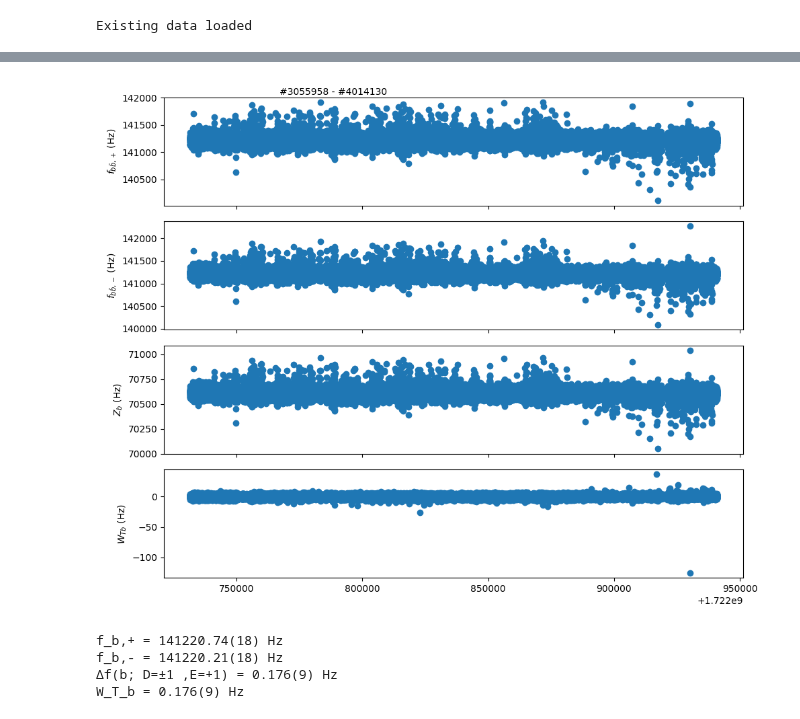
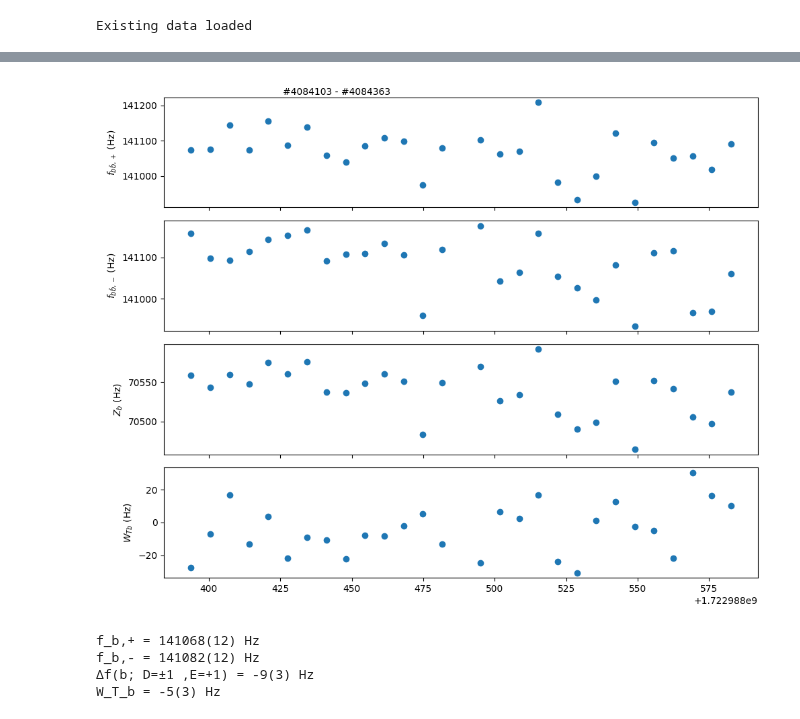
Before and after one commit to vuthalab/onix, a Jupyter notebook: analysis/lf_spectroscopy_quick_state_prep_axion.ipynb, the cells around one changed output, grey strips where cells are left out. Cells and saved outputs as stored; diff of their text form; code cells hidden in the pictures.

```diff
--- a/analysis/lf_spectroscopy_quick_state_prep_axion.ipynb
+++ b/analysis/lf_spectroscopy_quick_state_prep_axion.ipynb
@@ -145,15 +152,3 @@ def get_experiment_result(data_number):
     else:
         pop_other_state_1 = - data["2"]
     return (header, detunings, pop_other_state_1, total_pop_1)
-# %%
-fig, ax = plt.subplots()
-for kk in [3055859 , 3055866]:
-    header, detunings, pop_other_state, total_pop = get_experiment_result(kk)
-    ax.scatter(detunings, unumpy.nominal_values(pop_other_state), label=kk)
-    #fitter = get_double_gaussian_fitter(detunings, unumpy.nominal_values(pop_other_state))
-    #fs_plt = np.linspace(np.min(detunings), np.max(detunings), 100)
-    #ax.plot(fs_plt, fitter.fitted_value(fs_plt))
-ax.set_xlabel("optical detuning (MHz)")
-ax.set_ylabel("absorption")
-ax.legend()
-plt.show()
@@ -196,0 +209,5 @@ def averaging_ys(xs, ys):
+# %%
+#for kk in [4047737, 4059209, 4060473, 4062940, 4063653, 4064260]:
+#for kk in [4076386, 4076386-1, 4076386-2, 4076386-3, 4076386-4]:
+for kk in [4084120]:
+    plot_hole(kk)
@@ -353,8 +386,15 @@ def combine_polarization_data(results):
 analysis_dnum = 613 # folder where its saved
 ignore_data_numbers = []
 # %%
-data_range = (3055958 , 3055958 + 7)
-max = 4014130
+# data_range = (3055958 , 3055958 + 7)
+# max = 3073350
+
+# data_range = (4048762, 4048769)
+# max = 4050193
+
+data_range = (4084103, 4084103+8)
+max = 4084363
+
 
 points_per_scan = data_range[1] - data_range[0]
 first = data_range[0]
@@ -445,7 +485,7 @@ if all_old_data is False:
         for kk in range(2):  # positive and negative Stark components.
             ys = unumpy.nominal_values(results[:, kk])
             errs = unumpy.std_devs(results[:, kk])
-            fitter = get_phase_fitter(phases, ys, None)
+            fitter = get_phase_fitter(phases, ys, None, remove_first = True)
             phi0 = ufloat(fitter.results["phi_0"], fitter.errors["phi_0"])
             phi0 = (np.pi + phi0) % (2 * np.pi) - np.pi
             freq_center = phi0 / (2 * np.pi) / (total_time_ms * 1e-3) + probe_freq
@@ -540,12 +580,5 @@ for jj in duration_masks:
 # %%
-start_mask = results[:, col_indices["start_time"]] > 1722731600
-cycle_times = np.concatenate(([0], (results[:, col_indices["start_time"]][1:] - results[:, col_indices["start_time"]][:-1])))
-upper_bound_cycle_time = 2.0
-cycle_time_discard_mask = cycle_times > upper_bound_cycle_time
-cycle_time_extended_mask = np.ones(len(results), dtype=bool)
-for kk in cycle_time_discard_mask.nonzero()[0]:
-    for ll in range(kk - 50, kk + 50):
-        cycle_time_extended_mask[ll] = False
+start_mask = results[:, col_indices["start_time"]] > 1722988501 #1722669094
 # %%
 fig, ax = plt.subplots()
 
@@ -570,40 +603,40 @@ if not np.all(b_mask == False):
 cols = len(masks) * 4
 fig, axs = plt.subplots(cols, 1, sharex=True, figsize=(10, cols*2))
 for ll, mask_name in enumerate(masks):
-    mask = masks[mask_name] & start_mask & cycle_time_extended_mask
+    mask = masks[mask_name]
     E_pos = E_pos_mask[mask]
     E_neg = E_neg_mask[mask]
 
     axs[ll].set_ylabel("$f_{" + mask_name + "\\bar{" + mask_name + "}, +}$ (Hz)")
     axs[len(masks) + ll].set_ylabel("$f_{" + mask_name + "\\bar{" + mask_name + "}, -}$ (Hz)")
     axs[len(masks) * 2 + ll].set_ylabel("$Z_" + mask_name + "$ (Hz)")
     axs[len(masks) * 3 + ll].set_ylabel("$W_{T" + mask_name + "}$ (Hz)")
     for kk, d in enumerate(
         [
             results[mask, col_indices["f+"]],
             results[mask, col_indices["f-"]],
             results[mask, col_indices["Z"]],
             results[mask, col_indices["W_T"]]
         ]
     ):
         axs[kk * len(masks) + ll].errorbar(
             results[mask, col_indices["start_time"]], unumpy.nominal_values(d), unumpy.std_devs(d) * 0,
             **errorbar_args
         )
 axs[0].text(0.2, 1.02, f'#{first} - #{last}', transform = axs[0].transAxes)
 plt.tight_layout()
 plt.show()
 mask = masks["b"]
 E_pos = E_pos_mask[mask]
 E_neg = E_neg_mask[mask]
 print("f_b,+ =", present_float(np.average(unumpy.nominal_values(f_p_b)), np.average(np.std(unumpy.nominal_values(f_p_b))) / np.sqrt(len(f_p_b))), "Hz")
 print("f_b,- =", present_float(np.average(unumpy.nominal_values(f_m_b)), np.average(np.std(unumpy.nominal_values(f_m_b))) / np.sqrt(len(f_m_b))), "Hz")
 print("Δf(b; D=±1 ,E=+1) =", present_float(np.average(unumpy.nominal_values(W_T_b[E_pos])), np.average(np.std(unumpy.nominal_values(W_T_b[E_pos]))) / np.sqrt(len(W_T_b[E_pos]))), "Hz")
 print("W_T_b =", present_float(np.average(unumpy.nominal_values(W_T_b)), np.average(np.std(unumpy.nominal_values(W_T_b))) / np.sqrt(len(W_T_b))), "Hz")
 # %% [output]
-[figure, old version]
+[figure, new version]
-f_b,+ = 141220.74(18) Hz
-f_b,- = 141220.21(18) Hz
-Δf(b; D=±1 ,E=+1) = 0.176(9) Hz
-W_T_b = 0.176(9) Hz
+f_b,+ = 141068(12) Hz
+f_b,- = 141082(12) Hz
+Δf(b; D=±1 ,E=+1) = -9(3) Hz
+W_T_b = -5(3) Hz
 # %%
```
Also changed, not shown: parts of 15 cells of this notebook, 3 other files.
